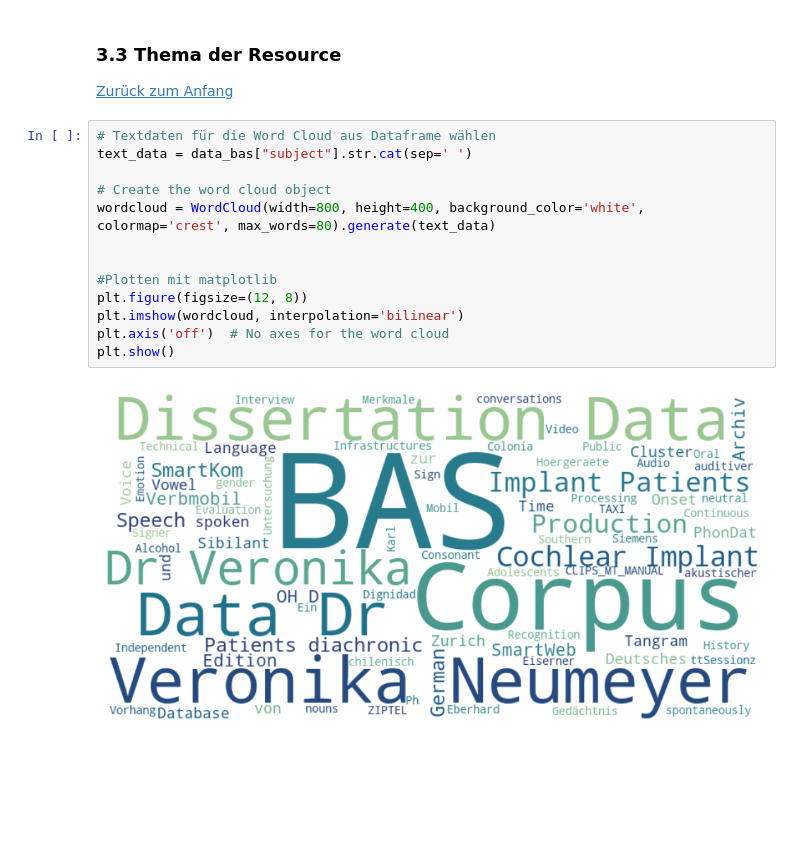
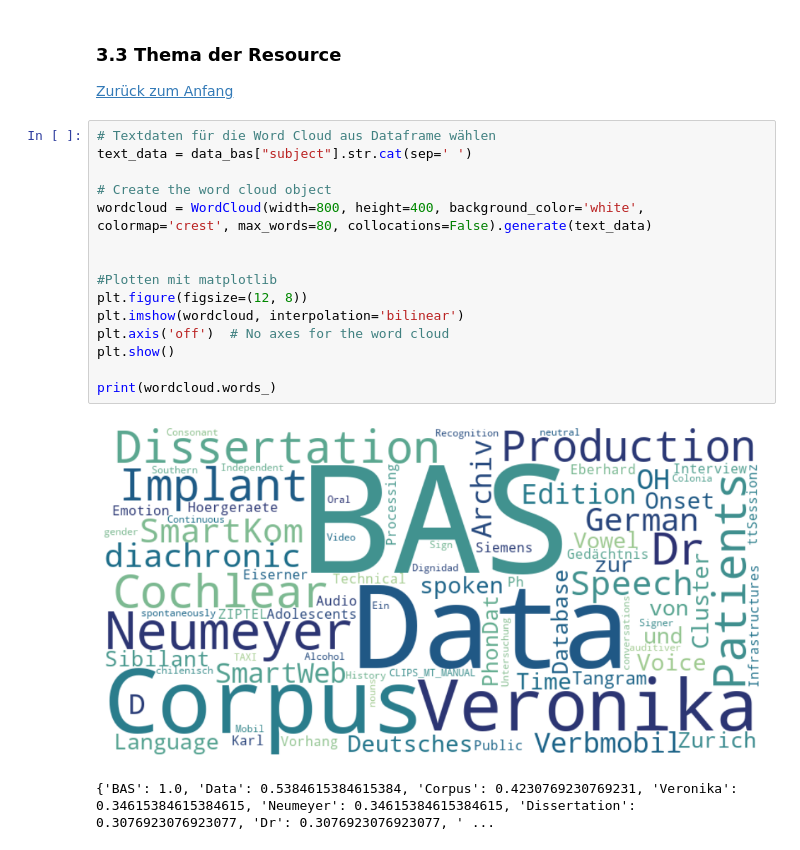
Before and after one commit to MarieMaurerDDM/research_data_repositories, a Jupyter notebook: src/visualizations/visuals_data_bas.ipynb, the cells around one changed output. Drawn from its saved outputs; the diff is of its cells as text; blank space fills up the shorter version.

Commit message:
Fix word clouds using collocations-param

```diff
--- a/src/visualizations/visuals_data_bas.ipynb
+++ b/src/visualizations/visuals_data_bas.ipynb
@@ -379,15 +383,18 @@ plt.show()
 # %%
 # Textdaten für die Word Cloud aus Dataframe wählen
 text_data = data_bas["subject"].str.cat(sep=' ')
 
 # Create the word cloud object
-wordcloud = WordCloud(width=800, height=400, background_color='white', colormap='crest', max_words=80).generate(text_data)
+wordcloud = WordCloud(width=800, height=400, background_color='white', colormap='crest', max_words=80, collocations=False).generate(text_data)
 
 
 #Plotten mit matplotlib
 plt.figure(figsize=(12, 8))
 plt.imshow(wordcloud, interpolation='bilinear')
 plt.axis('off')  # No axes for the word cloud
 plt.show()
+
+print(wordcloud.words_)
 # %% [output]
-[figure, old version]
+[figure, new version]
+{'BAS': 1.0, 'Data': 0.5384615384615384, 'Corpus': 0.4230769230769231, 'Veronika': 0.34615384615384615, 'Neumeyer': 0.34615384615384615, 'Dissertation': 0.3076923076923077, 'Dr': 0.3076923076923077, ' ...
```
Also changed, not shown: parts of 3 cells of this notebook, 2 other files.
